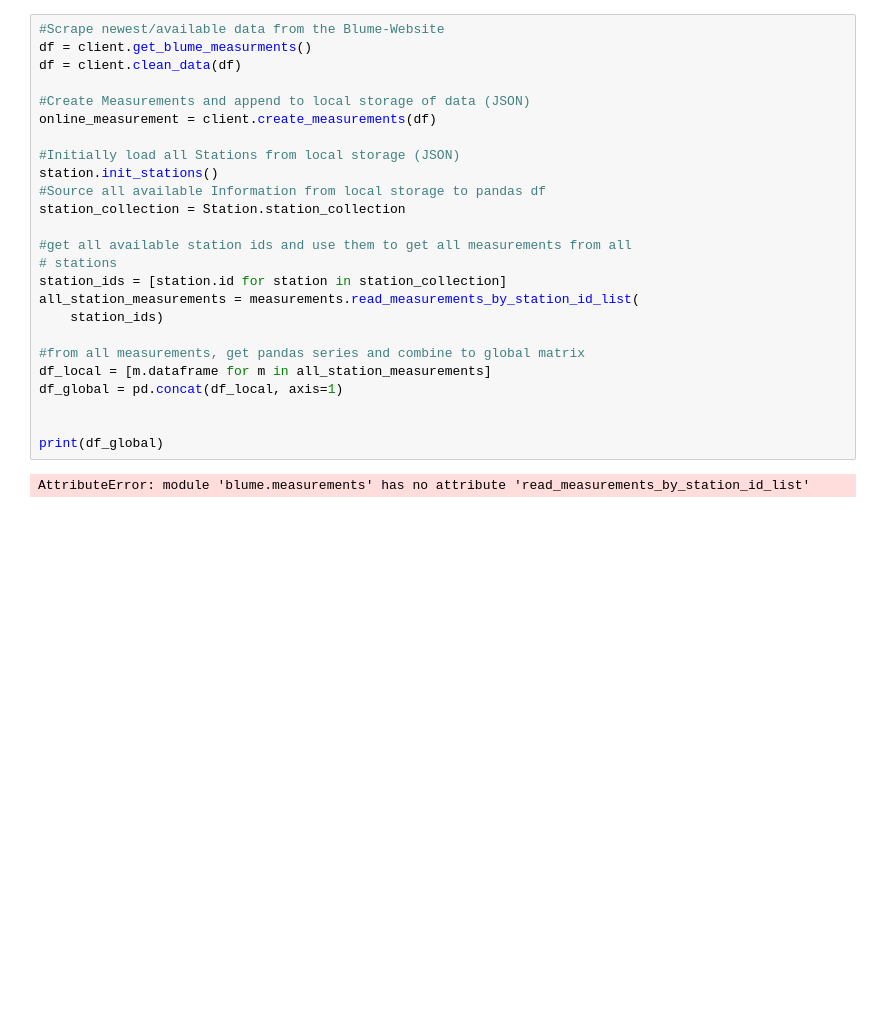
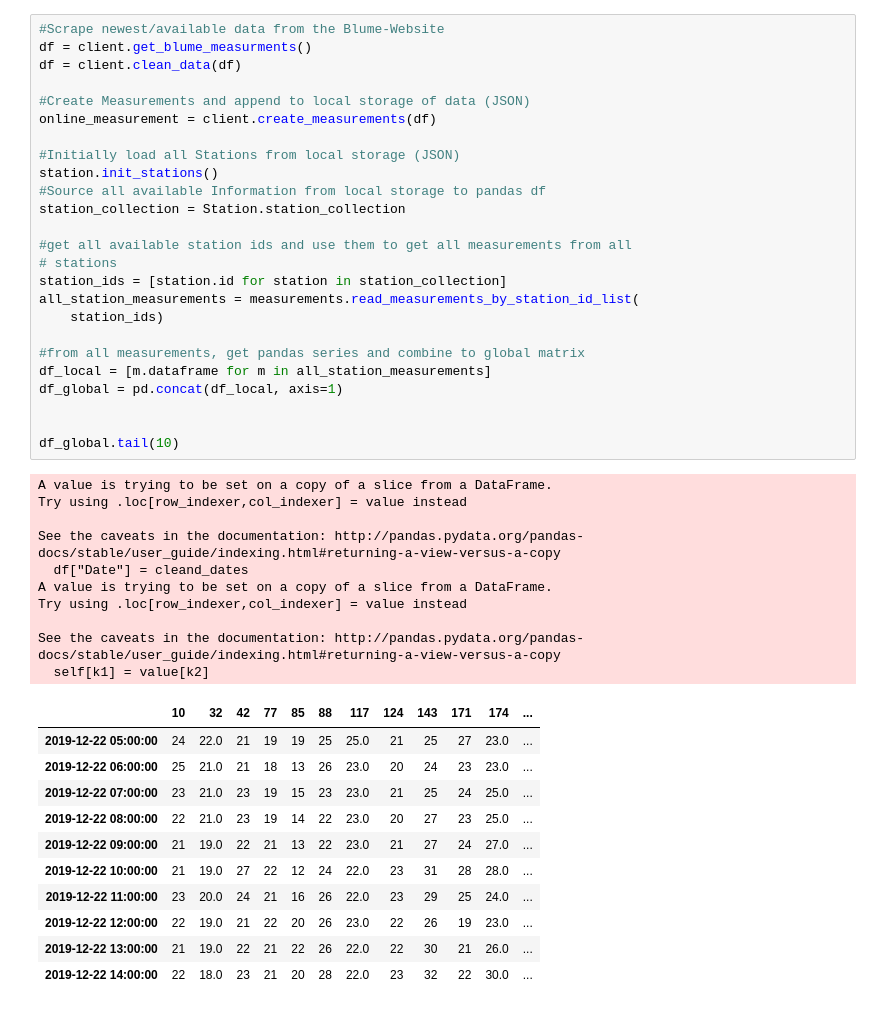
Before and after one commit to Butanding/Bachlor-Thesis, a Jupyter notebook: Code/Bachelorarbeit.ipynb, the cells around one changed output. Cells and saved outputs as stored; diff of their text form; blank space fills up the shorter version.

```diff
--- a/Code/Bachelorarbeit.ipynb
+++ b/Code/Bachelorarbeit.ipynb
@@ -10,27 +22,47 @@ from blume.station import Station
 # %%
 #Scrape newest/available data from the Blume-Website
 df = client.get_blume_measurments()
 df = client.clean_data(df)
 
 #Create Measurements and append to local storage of data (JSON)
 online_measurement = client.create_measurements(df)
 
 #Initially load all Stations from local storage (JSON)
 station.init_stations()
 #Source all available Information from local storage to pandas df
 station_collection = Station.station_collection
 
 #get all available station ids and use them to get all measurements from all
 # stations
 station_ids = [station.id for station in station_collection]
 all_station_measurements = measurements.read_measurements_by_station_id_list(
     station_ids)
 
 #from all measurements, get pandas series and combine to global matrix
 df_local = [m.dataframe for m in all_station_measurements]
 df_global = pd.concat(df_local, axis=1)
 
 
-print(df_global)
+df_global.tail(10)
 # %% [output]
-AttributeError: module 'blume.measurements' has no attribute 'read_measurements_by_station_id_list'
+A value is trying to be set on a copy of a slice from a DataFrame.
+Try using .loc[row_indexer,col_indexer] = value instead
+
+See the caveats in the documentation: http://pandas.pydata.org/pandas-docs/stable/user_guide/indexing.html#returning-a-view-versus-a-copy
+  df["Date"] = cleand_dates
+A value is trying to be set on a copy of a slice from a DataFrame.
+Try using .loc[row_indexer,col_indexer] = value instead
+
+See the caveats in the documentation: http://pandas.pydata.org/pandas-docs/stable/user_guide/indexing.html#returning-a-view-versus-a-copy
+  self[k1] = value[k2]
+|  | 10 | 32 | 42 | 77 | 85 | 88 | 117 | 124 | 143 | 171 | 174 | ... |
+| 2019-12-22 05:00:00 | 24 | 22.0 | 21 | 19 | 19 | 25 | 25.0 | 21 | 25 | 27 | 23.0 | ... |
+| 2019-12-22 06:00:00 | 25 | 21.0 | 21 | 18 | 13 | 26 | 23.0 | 20 | 24 | 23 | 23.0 | ... |
+| 2019-12-22 07:00:00 | 23 | 21.0 | 23 | 19 | 15 | 23 | 23.0 | 21 | 25 | 24 | 25.0 | ... |
+| 2019-12-22 08:00:00 | 22 | 21.0 | 23 | 19 | 14 | 22 | 23.0 | 20 | 27 | 23 | 25.0 | ... |
+| 2019-12-22 09:00:00 | 21 | 19.0 | 22 | 21 | 13 | 22 | 23.0 | 21 | 27 | 24 | 27.0 | ... |
+| 2019-12-22 10:00:00 | 21 | 19.0 | 27 | 22 | 12 | 24 | 22.0 | 23 | 31 | 28 | 28.0 | ... |
+| 2019-12-22 11:00:00 | 23 | 20.0 | 24 | 21 | 16 | 26 | 22.0 | 23 | 29 | 25 | 24.0 | ... |
+| 2019-12-22 12:00:00 | 22 | 19.0 | 21 | 22 | 20 | 26 | 23.0 | 22 | 26 | 19 | 23.0 | ... |
+| 2019-12-22 13:00:00 | 21 | 19.0 | 22 | 21 | 22 | 26 | 22.0 | 22 | 30 | 21 | 26.0 | ... |
+| 2019-12-22 14:00:00 | 22 | 18.0 | 23 | 21 | 20 | 28 | 22.0 | 23 | 32 | 22 | 30.0 | ... |
```
Also changed, not shown: parts of 29 cells of this notebook, 50 other files.
